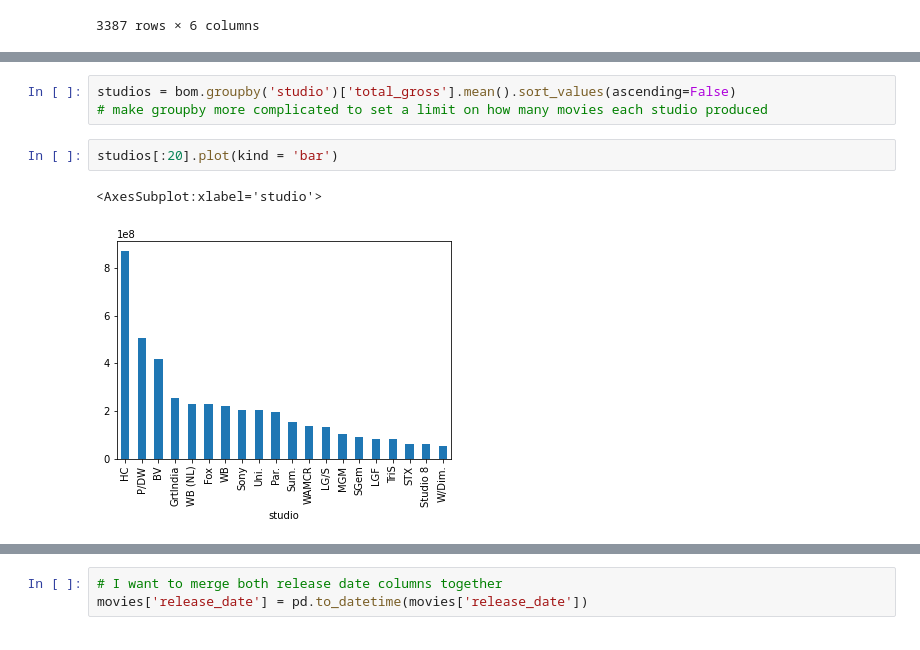
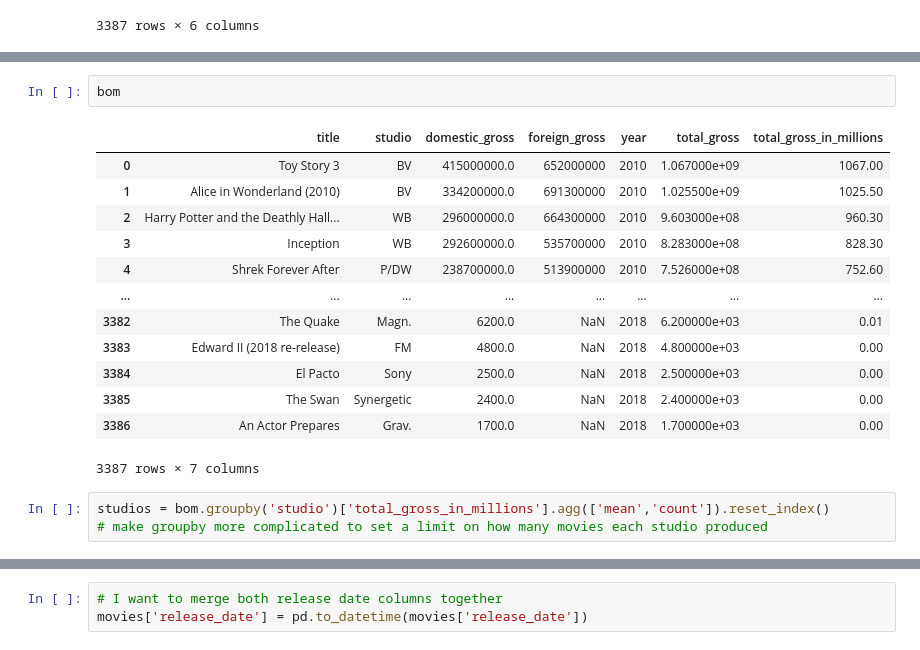
Before and after one commit to litzysj/Microsoft-Movie-Studios-Project, a Jupyter notebook: Sandbox Notebook.ipynb, the cells around one changed output, grey strips where cells are left out. Drawn from its saved outputs; the diff is of its cells as text.

```diff
--- a/Sandbox Notebook.ipynb
+++ b/Sandbox Notebook.ipynb
@@ -141,8 +154,19 @@ bom
+# %%
+bom
+# %% [output]
+|  | title | studio | domestic_gross | foreign_gross | year | total_gross | total_gross_in_millions |
+| 0 | Toy Story 3 | BV | 415000000.0 | 652000000 | 2010 | 1.067000e+09 | 1067.00 |
+| 1 | Alice in Wonderland (2010) | BV | 334200000.0 | 691300000 | 2010 | 1.025500e+09 | 1025.50 |
+| 2 | Harry Potter and the Deathly Hall... | WB | 296000000.0 | 664300000 | 2010 | 9.603000e+08 | 960.30 |
+| 3 | Inception | WB | 292600000.0 | 535700000 | 2010 | 8.283000e+08 | 828.30 |
+| 4 | Shrek Forever After | P/DW | 238700000.0 | 513900000 | 2010 | 7.526000e+08 | 752.60 |
+| ... | ... | ... | ... | ... | ... | ... | ... |
+| 3382 | The Quake | Magn. | 6200.0 | NaN | 2018 | 6.200000e+03 | 0.01 |
+| 3383 | Edward II (2018 re-release) | FM | 4800.0 | NaN | 2018 | 4.800000e+03 | 0.00 |
+| 3384 | El Pacto | Sony | 2500.0 | NaN | 2018 | 2.500000e+03 | 0.00 |
+| 3385 | The Swan | Synergetic | 2400.0 | NaN | 2018 | 2.400000e+03 | 0.00 |
+| 3386 | An Actor Prepares | Grav. | 1700.0 | NaN | 2018 | 1.700000e+03 | 0.00 |
+3387 rows × 7 columns
 # %%
-studios = bom.groupby('studio')['total_gross'].mean().sort_values(ascending=False)
+studios = bom.groupby('studio')['total_gross_in_millions'].agg(['mean','count']).reset_index()
 # make groupby more complicated to set a limit on how many movies each studio produced
-# %%
-studios[:20].plot(kind = 'bar')
-# %% [output]
-<AxesSubplot:xlabel='studio'>
-[figure, removed]
```
Also changed, not shown: parts of 25 cells of this notebook.
